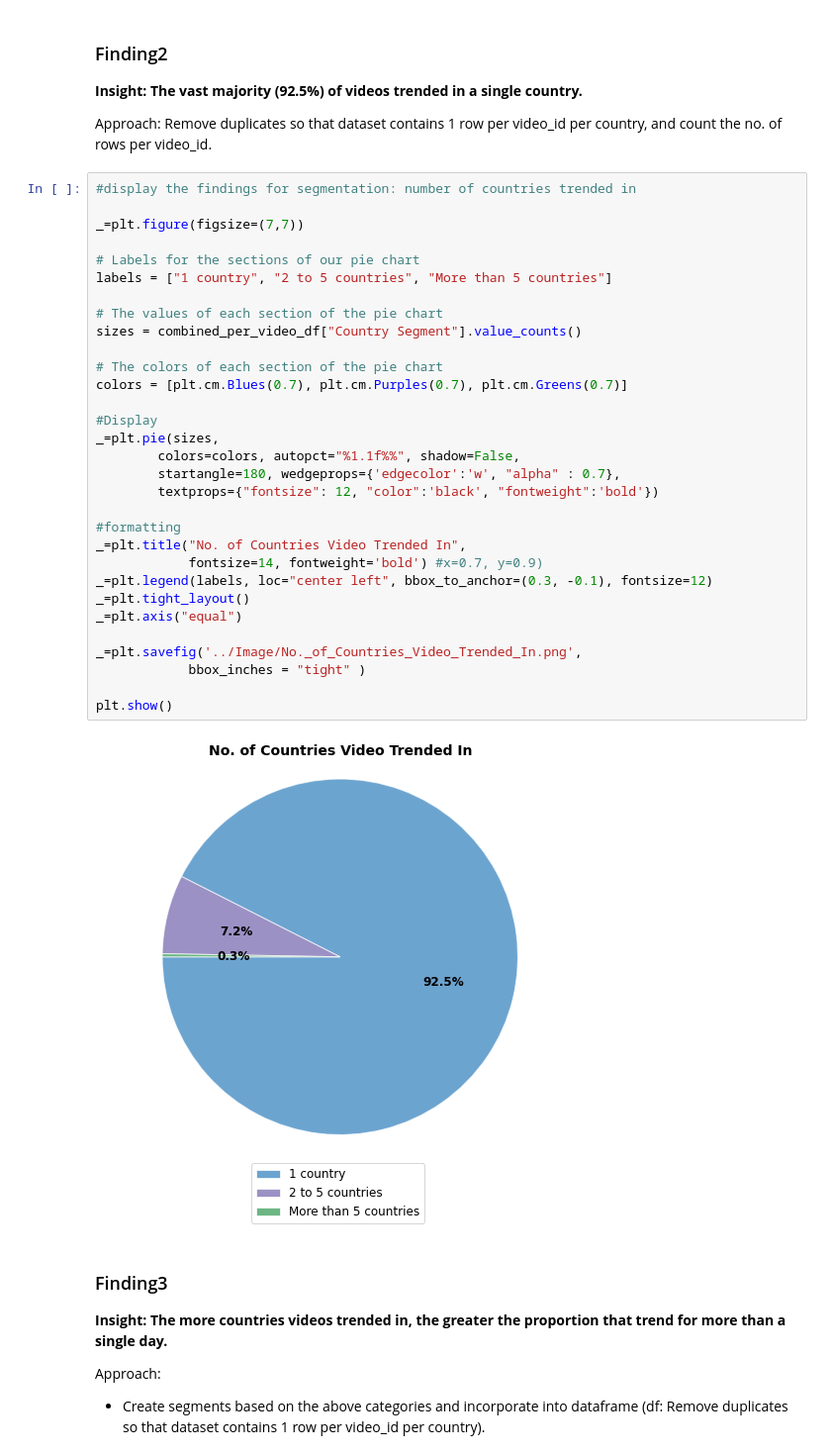
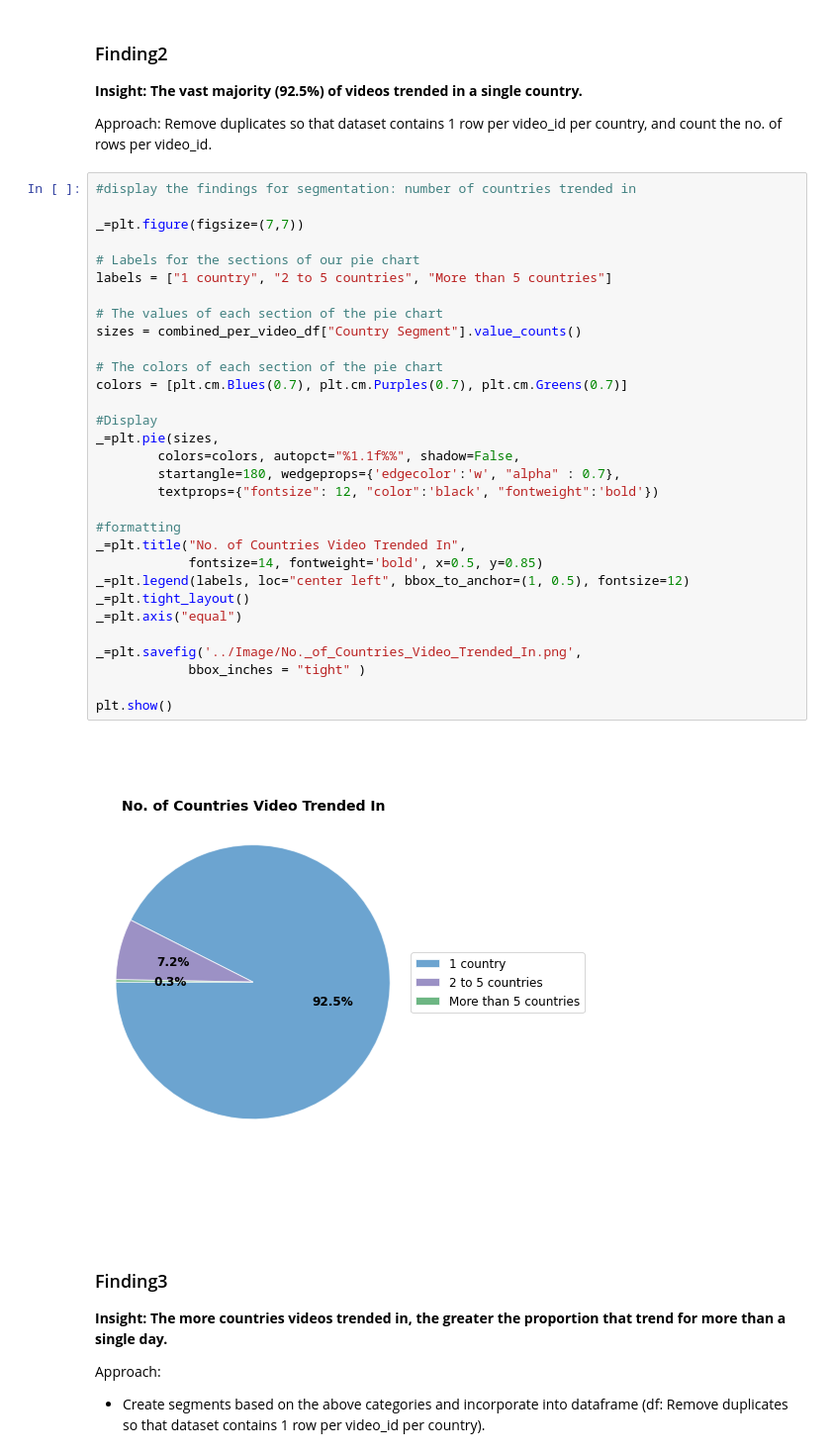
Before and after one commit to bnarath/YouTube_Trending, a Jupyter notebook: youtube-trending/Code/Analysis_Code_Final.ipynb, the cells around one changed output. Shown at 99% size. Cells and saved outputs as stored; diff of their text form.

Commit message:
updates to graphs

```diff
--- a/youtube-trending/Code/Analysis_Code_Final.ipynb
+++ b/youtube-trending/Code/Analysis_Code_Final.ipynb
@@ -343,36 +343,36 @@ Approach: Remove duplicates so that dataset contains 1 row per video_id per coun
 # %%
 #display the findings for segmentation: number of countries trended in
 
 _=plt.figure(figsize=(7,7))
 
 # Labels for the sections of our pie chart
 labels = ["1 country", "2 to 5 countries", "More than 5 countries"]
 
 # The values of each section of the pie chart
 sizes = combined_per_video_df["Country Segment"].value_counts()
 
 # The colors of each section of the pie chart
 colors = [plt.cm.Blues(0.7), plt.cm.Purples(0.7), plt.cm.Greens(0.7)]
 
 #Display
 _=plt.pie(sizes,
         colors=colors, autopct="%1.1f%%", shadow=False,
         startangle=180, wedgeprops={'edgecolor':'w', "alpha" : 0.7},
         textprops={"fontsize": 12, "color":'black', "fontweight":'bold'})
 
 #formatting
 _=plt.title("No. of Countries Video Trended In",
-            fontsize=14, fontweight='bold') #x=0.7, y=0.9)
-_=plt.legend(labels, loc="center left", bbox_to_anchor=(0.3, -0.1), fontsize=12)
+            fontsize=14, fontweight='bold', x=0.5, y=0.85)
+_=plt.legend(labels, loc="center left", bbox_to_anchor=(1, 0.5), fontsize=12)
 _=plt.tight_layout()
 _=plt.axis("equal")
 
 _=plt.savefig('../Image/No._of_Countries_Video_Trended_In.png',
             bbox_inches = "tight" )
 
 plt.show()
 # %% [output]
-[figure, old version]
+[figure, new version]
 # %% [markdown]
 ### Finding3
 
```
Also changed, not shown: parts of 4 cells of this notebook, 5 other files.
